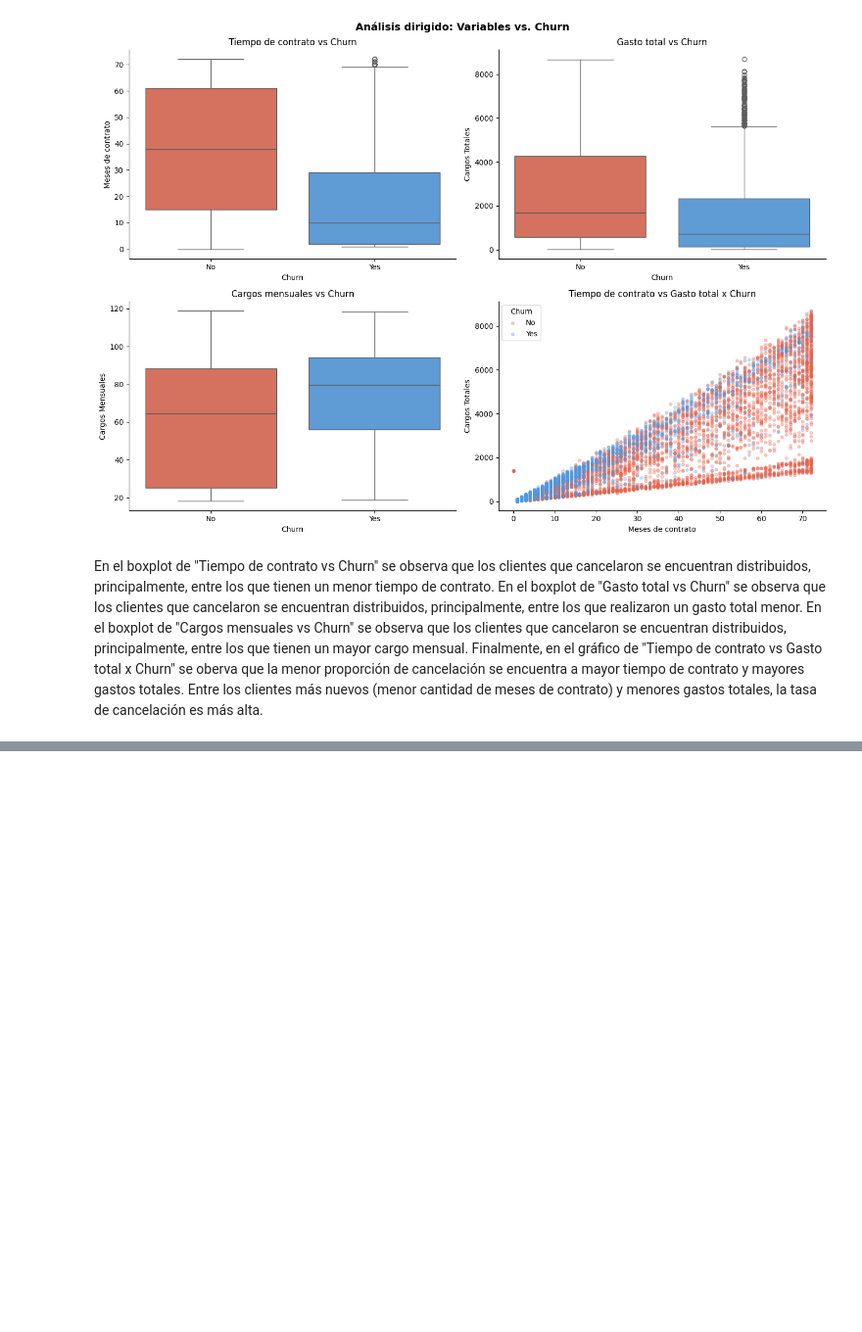
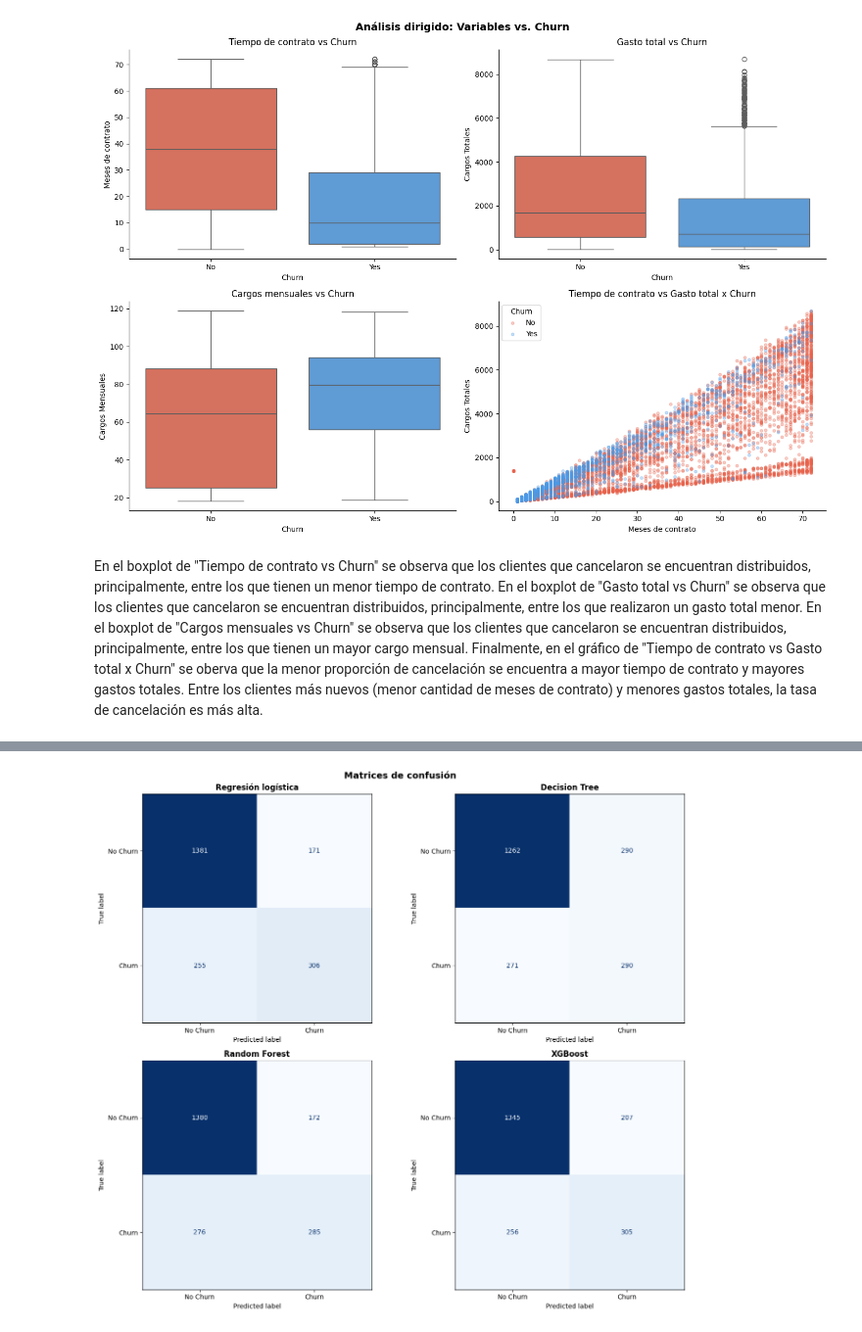
Before and after one commit to aaizaguirre/challenge_telecomX_analisis_evasion_clientes, a Jupyter notebook: telecomX_latam.ipynb, the cells around one changed output, grey strips where cells are left out. Shown at 98% size. Cells and saved outputs as stored; diff of their text form; code cells hidden in the pictures; blank space fills up the shorter version.

Commit message:
Modelado predictivo

```diff
--- a/telecomX_latam.ipynb
+++ b/telecomX_latam.ipynb
@@ -378,0 +486,16 @@ Finalmente, en el gráfico de "Tiempo de contrato vs Gasto total x Churn" se obe
+# %%
+from xgboost import XGBClassifier
+from sklearn.pipeline import Pipeline
+
+
+"""
+Definición de modelo
+"""
+pipeline_xg = Pipeline([
+    ("model",  XGBClassifier(random_state=42, eval_metric = "logloss"))
+])
+
+"""
+Entrenamiento del modelo
+"""
+pipeline_xg.fit(X_train, y_train)
@@ -378,0 +523,61 @@ Finalmente, en el gráfico de "Tiempo de contrato vs Gasto total x Churn" se obe
+# %%
+from sklearn.metrics import (
+    accuracy_score,
+    precision_score,
+    recall_score,
+    f1_score,
+    confusion_matrix,
+    ConfusionMatrixDisplay
+)
+import matplotlib.pyplot as plt
+import pandas as pd
+
+"""
+Definición de modelos a evaluar
+"""
+pipelines = {
+    "Regresión logística": pipeline_lr,
+    "Decision Tree": pipeline_dt,
+    "Random Forest": pipeline_rf,
+    "XGBoost": pipeline_xg
+}
+
+"""
+Cálculo de métricas
+"""
+resultados = []
+
+for nombre, pipeline in pipelines.items():
+    y_pred = pipeline.predict(X_test)
+    y_pred_train = pipeline.predict(X_train)
+
+    resultados.append({
+        "Modelo":             nombre,
+        "Exactitud (test)":   round(accuracy_score(y_test,  y_pred), 3),
+        "Exactitud (train)":  round(accuracy_score(y_train, y_pred_train), 3),
+        "Precisión":          round(precision_score(y_test, y_pred), 3),
+        "Recall":             round(recall_score(y_test,    y_pred), 3),
+        "F1-Score":           round(f1_score(y_test,        y_pred), 3),
+    })
+
+df_resultados = pd.DataFrame(resultados).set_index("Modelo")
+print("=== Comparación de modelos ===")
+print(df_resultados.to_string())
+
+"""
+Matrices de confusión
+"""
+fig, axs = plt.subplots(2,2, figsize=(14,12))
+fig.suptitle("Matrices de confusión", fontsize = 14, fontweight = "bold")
+
+for ax, (nombre, pipeline) in zip(axs.flatten(), pipelines.items()):
+    y_pred = pipeline.predict(X_test)
+    ConfusionMatrixDisplay(
+        confusion_matrix(y_test, y_pred),
+        display_labels = ["No Churn", "Churn"]
+    ).plot(ax=ax, colorbar = False, cmap = "Blues")
+    ax.set_title(nombre, fontweight = "bold")
+
+plt.tight_layout()
+plt.show()
+# %% [output]
@@ -378,0 +591 @@ Finalmente, en el gráfico de "Tiempo de contrato vs Gasto total x Churn" se obe
+[figure, added]
```
Also changed, not shown: parts of 18 cells of this notebook.
